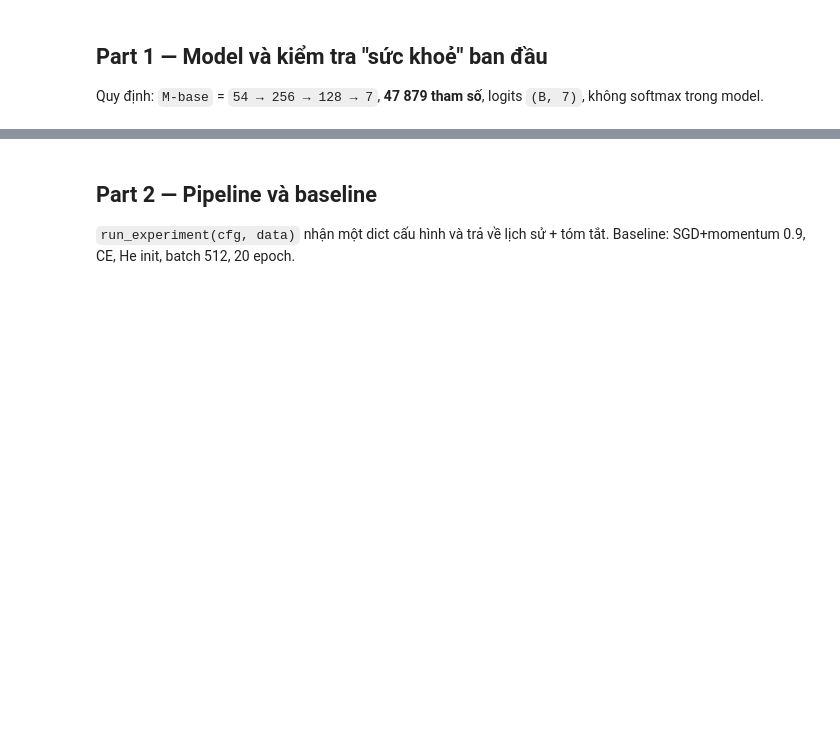
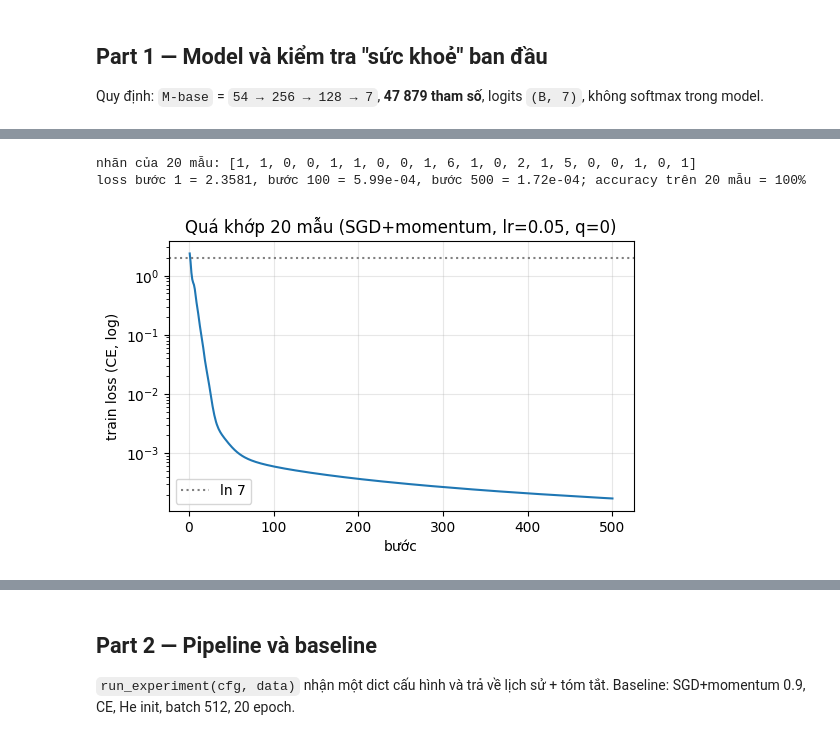
Before and after one commit to AIVIETNAM-AIO-AnhDinh/K4-Track4-Day1-DinhLenhTienAnh-2A202602928-Neuralnetwork, a Jupyter notebook: code/lab.ipynb, the cells around one changed output, grey strips where cells are left out. Drawn from its saved outputs; the diff is of its cells as text; code cells hidden in the pictures; blank space fills up the shorter version.

```diff
--- a/code/lab.ipynb
+++ b/code/lab.ipynb
@@ -134,0 +168,17 @@ Quy định: `M-base` = `54 → 256 → 128 → 7`, **47 879 tham số**, logits
+# %%
+# 1c-1. Loss bước 0 trên val (eval mode, chưa cập nhật lần nào), kỳ vọng ≈ ln 7
+LN7 = math.log(7)
+step0 = evaluate(model, X_val, y_val)["loss"]
+print(f"loss bước 0 = {step0:.4f}   ln 7 = {LN7:.4f}   lệch = {step0 - LN7:+.4f}")
+print("std sau mỗi Linear (lớp cuối = logits):", [round(s, 3) for s in activation_stats(model, X_val)])
+
+# Chẩn đoán độ lệch: lặp lại với 5 seed; rồi thu nhỏ W của lớp ra x0.01 (logits ≈ 0, mọi thứ khác giữ nguyên).
+# Nếu lệch là do thang khởi tạo của lớp ra (không phải lỗi code) thì loss phải về ≈ ln 7.
+print(f"\n{'seed':>4s} {'step0 (He)':>11s} {'std logits':>11s} {'W_out x0.01':>12s}")
+for s in range(1, 6):
+    set_seed(s)
+    m = MLP((256, 128), init="he").to(device)
+    l_he, z_std = evaluate(m, X_val, y_val)["loss"], activation_stats(m, X_val)[-1]
+    with torch.no_grad():
+        m.net[-1].weight.mul_(0.01)
+    print(f"{s:>4d} {l_he:>11.4f} {z_std:>11.3f} {evaluate(m, X_val, y_val)['loss']:>12.4f}")
@@ -134,0 +195,32 @@ Quy định: `M-base` = `54 → 256 → 128 → 7`, **47 879 tham số**, logits
+# %%
+# 1c-2. Quá khớp 20 mẫu: tắt dropout (q = 0), cùng model/hàm loss/optimizer như baseline, 500 bước full-batch
+g = torch.Generator().manual_seed(0)
+idx20 = torch.randperm(len(X_tr), generator=g)[:20].to(device)
+xb20, yb20 = X_tr[idx20], y_tr[idx20]
+print("nhãn của 20 mẫu:", yb20.tolist())
+
+set_seed(1)
+m20 = MLP((256, 128), dropout=0.0, init="he").to(device)
+opt20 = build_optimizer("sgd_momentum", m20.parameters(), lr=0.05)   # lr chỉ dùng cho phép thử này
+losses20 = []
+for step in range(500):
+    m20.train()
+    loss = compute_loss(m20(xb20), yb20, "ce")
+    opt20.zero_grad(set_to_none=True)
+    loss.backward()
+    opt20.step()
+    losses20.append(loss.item())
+acc20 = (predict(m20, xb20) == yb20).float().mean().item()
+print(f"loss bước 1 = {losses20[0]:.4f}, bước 100 = {losses20[99]:.2e}, bước 500 = {losses20[-1]:.2e}; accuracy trên 20 mẫu = {acc20:.0%}")
+assert losses20[-1] < 1e-2 and acc20 == 1.0
+
+fig, ax = plt.subplots(figsize=(6, 3.5))
+ax.semilogy(range(1, 501), losses20)
+ax.axhline(LN7, color="gray", ls=":", label="ln 7")
+ax.set(title="Quá khớp 20 mẫu (SGD+momentum, lr=0.05, q=0)", xlabel="bước", ylabel="train loss (CE, log)")
+ax.grid(alpha=0.3); ax.legend()
+plt.show()
+# %% [output]
+nhãn của 20 mẫu: [1, 1, 0, 0, 1, 1, 0, 0, 1, 6, 1, 0, 2, 1, 5, 0, 0, 1, 0, 1]
+loss bước 1 = 2.3581, bước 100 = 5.99e-04, bước 500 = 1.72e-04; accuracy trên 20 mẫu = 100%
+[figure, added]
```
Also changed, not shown: parts of 6 cells of this notebook, 3 other files.
